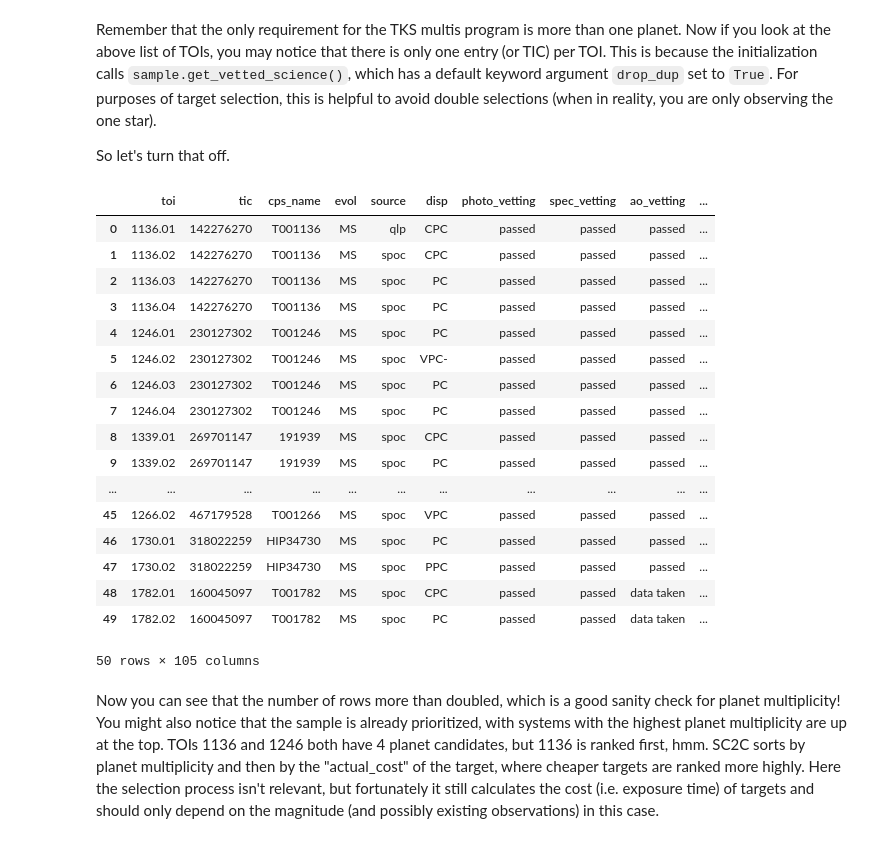
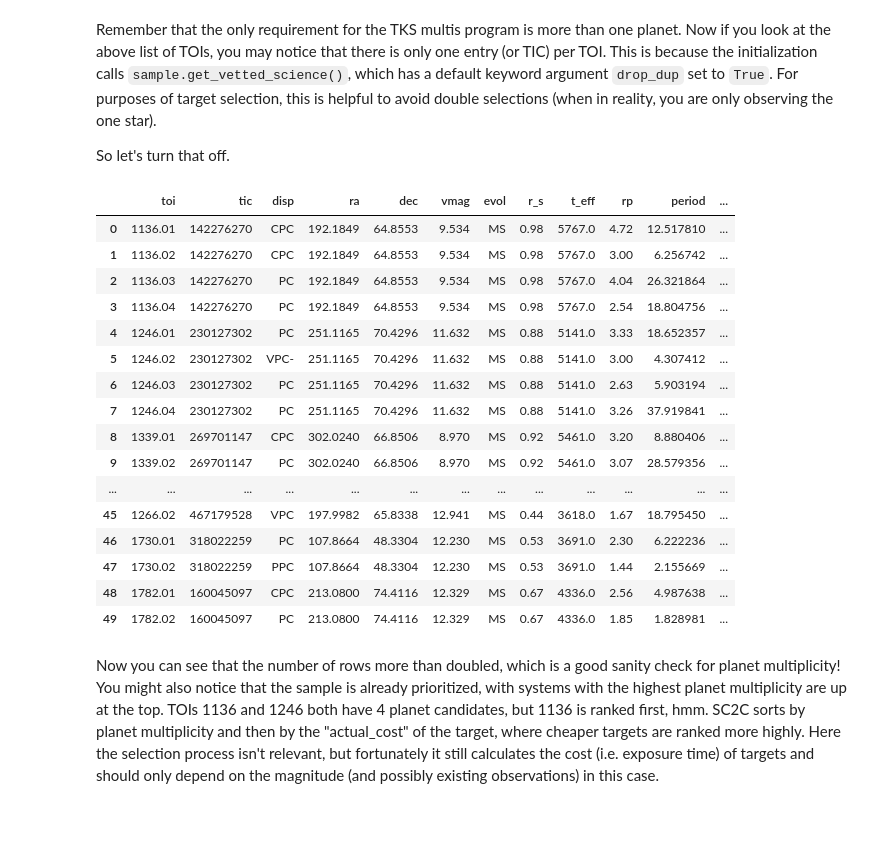
Before and after one commit to ashleychontos/sort-a-survey, a Jupyter notebook: examples/Sample.ipynb, the cells around one changed output. Drawn from its saved outputs; the diff is of its cells as text; code cells hidden in the pictures.

```diff
--- a/examples/Sample.ipynb
+++ b/examples/Sample.ipynb
@@ -49,26 +48,25 @@ Remember that the only requirement for the TKS multis program is more than one p
 So let's turn that off.
 # %%
 sample.get_vetted_science(drop_dup=False)
-sample.query
+sample.query[['toi','tic','disp','ra','dec','vmag','evol','r_s','t_eff','rp','period','sinc']]
 # %% [output]
-|  | toi | tic | cps_name | evol | source | disp | photo_vetting | spec_vetting | ao_vetting | ... |
-| 0 | 1136.01 | 142276270 | T001136 | MS | qlp | CPC | passed | passed | passed | ... |
-| 1 | 1136.02 | 142276270 | T001136 | MS | spoc | CPC | passed | passed | passed | ... |
-| 2 | 1136.03 | 142276270 | T001136 | MS | spoc | PC | passed | passed | passed | ... |
-| 3 | 1136.04 | 142276270 | T001136 | MS | spoc | PC | passed | passed | passed | ... |
-| 4 | 1246.01 | 230127302 | T001246 | MS | spoc | PC | passed | passed | passed | ... |
-| 5 | 1246.02 | 230127302 | T001246 | MS | spoc | VPC- | passed | passed | passed | ... |
-| 6 | 1246.03 | 230127302 | T001246 | MS | spoc | PC | passed | passed | passed | ... |
-| 7 | 1246.04 | 230127302 | T001246 | MS | spoc | PC | passed | passed | passed | ... |
-| 8 | 1339.01 | 269701147 | 191939 | MS | spoc | CPC | passed | passed | passed | ... |
-| 9 | 1339.02 | 269701147 | 191939 | MS | spoc | PC | passed | passed | passed | ... |
-| ... | ... | ... | ... | ... | ... | ... | ... | ... | ... | ... |
-| 45 | 1266.02 | 467179528 | T001266 | MS | spoc | VPC | passed | passed | passed | ... |
-| 46 | 1730.01 | 318022259 | HIP34730 | MS | spoc | PC | passed | passed | passed | ... |
-| 47 | 1730.02 | 318022259 | HIP34730 | MS | spoc | PPC | passed | passed | passed | ... |
-| 48 | 1782.01 | 160045097 | T001782 | MS | spoc | CPC | passed | passed | data taken | ... |
-| 49 | 1782.02 | 160045097 | T001782 | MS | spoc | PC | passed | passed | data taken | ... |
+|  | toi | tic | disp | ra | dec | vmag | evol | r_s | t_eff | rp | period | ... |
+| 0 | 1136.01 | 142276270 | CPC | 192.1849 | 64.8553 | 9.534 | MS | 0.98 | 5767.0 | 4.72 | 12.517810 | ... |
+| 1 | 1136.02 | 142276270 | CPC | 192.1849 | 64.8553 | 9.534 | MS | 0.98 | 5767.0 | 3.00 | 6.256742 | ... |
+| 2 | 1136.03 | 142276270 | PC | 192.1849 | 64.8553 | 9.534 | MS | 0.98 | 5767.0 | 4.04 | 26.321864 | ... |
+| 3 | 1136.04 | 142276270 | PC | 192.1849 | 64.8553 | 9.534 | MS | 0.98 | 5767.0 | 2.54 | 18.804756 | ... |
+| 4 | 1246.01 | 230127302 | PC | 251.1165 | 70.4296 | 11.632 | MS | 0.88 | 5141.0 | 3.33 | 18.652357 | ... |
+| 5 | 1246.02 | 230127302 | VPC- | 251.1165 | 70.4296 | 11.632 | MS | 0.88 | 5141.0 | 3.00 | 4.307412 | ... |
+| 6 | 1246.03 | 230127302 | PC | 251.1165 | 70.4296 | 11.632 | MS | 0.88 | 5141.0 | 2.63 | 5.903194 | ... |
+| 7 | 1246.04 | 230127302 | PC | 251.1165 | 70.4296 | 11.632 | MS | 0.88 | 5141.0 | 3.26 | 37.919841 | ... |
+| 8 | 1339.01 | 269701147 | CPC | 302.0240 | 66.8506 | 8.970 | MS | 0.92 | 5461.0 | 3.20 | 8.880406 | ... |
+| 9 | 1339.02 | 269701147 | PC | 302.0240 | 66.8506 | 8.970 | MS | 0.92 | 5461.0 | 3.07 | 28.579356 | ... |
+| ... | ... | ... | ... | ... | ... | ... | ... | ... | ... | ... | ... | ... |
+| 45 | 1266.02 | 467179528 | VPC | 197.9982 | 65.8338 | 12.941 | MS | 0.44 | 3618.0 | 1.67 | 18.795450 | ... |
+| 46 | 1730.01 | 318022259 | PC | 107.8664 | 48.3304 | 12.230 | MS | 0.53 | 3691.0 | 2.30 | 6.222236 | ... |
+| 47 | 1730.02 | 318022259 | PPC | 107.8664 | 48.3304 | 12.230 | MS | 0.53 | 3691.0 | 1.44 | 2.155669 | ... |
+| 48 | 1782.01 | 160045097 | CPC | 213.0800 | 74.4116 | 12.329 | MS | 0.67 | 4336.0 | 2.56 | 4.987638 | ... |
+| 49 | 1782.02 | 160045097 | PC | 213.0800 | 74.4116 | 12.329 | MS | 0.67 | 4336.0 | 1.85 | 1.828981 | ... |
-50 rows × 105 columns
 # %% [markdown]
 Now you can see that the number of rows more than doubled, which is a good sanity check for planet multiplicity! You might also notice that the sample is already prioritized, with systems with the highest planet multiplicity are up at the top. TOIs 1136 and 1246 both have 4 planet candidates, but 1136 is ranked first, hmm. SC2C sorts by planet multiplicity and then by the "actual_cost" of the target, where cheaper targets are ranked more highly. Here the selection process isn't relevant, but fortunately it still calculates the cost (i.e. exposure time) of targets and  should only depend on the magnitude (and possibly existing observations) in this case.
 # %%
```
Also changed, not shown: parts of 1 cell of this notebook, 1 other file.
